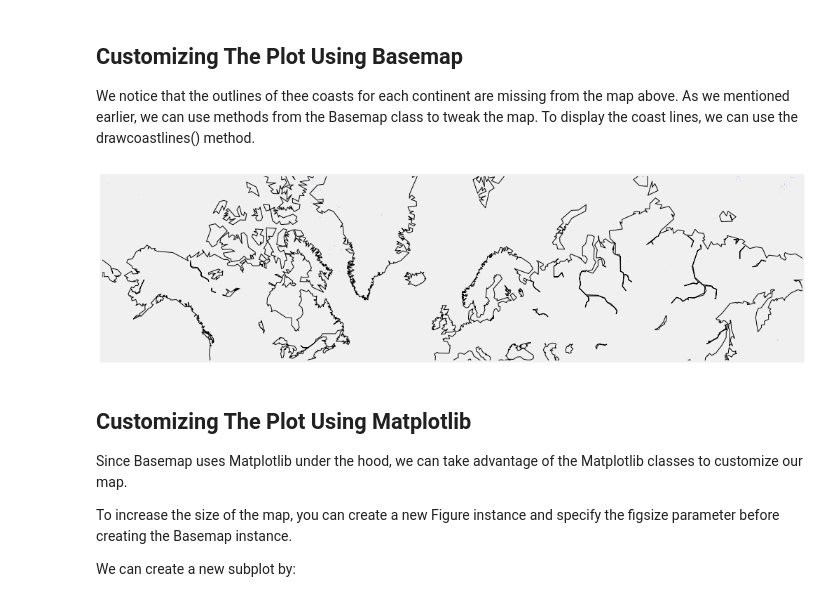
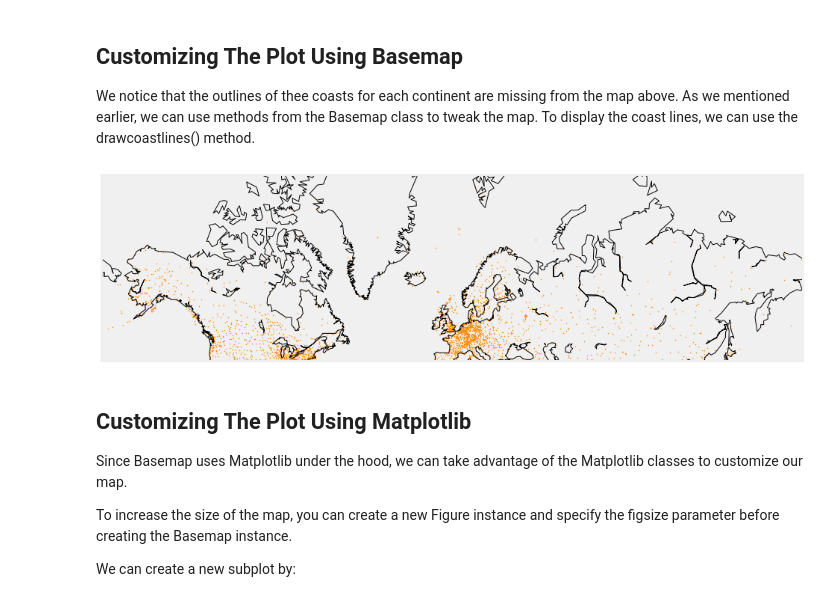
Before and after one commit to lemoinef/Visualizing-Geographic-Data, a Jupyter notebook: visualizing_geo_data.ipynb, the cells around one changed output. Cells and saved outputs as stored; diff of their text form; code cells hidden in the pictures.

```diff
--- a/visualizing_geo_data.ipynb
+++ b/visualizing_geo_data.ipynb
@@ -102,16 +102,17 @@ plt.show()
 ## Customizing The Plot Using Basemap
 We notice that the outlines of thee coasts for each continent are missing from the map above. As we mentioned earlier, we can use methods from the Basemap class to tweak the map. To display the coast lines, we can use the drawcoastlines() method.
 # %%
-plt.figure(figsize=(16,12))
+plt.figure(figsize=(15,20))
 m = Basemap(projection='merc', llcrnrlat=40.496044, urcrnrlat=80, llcrnrlon=-180, urcrnrlon=180)
 longitudes = airports["Longitude"].tolist()
 latitudes = airports["Latitude"].tolist()
-m.scatter(x, y, s=1)
+
+m.scatter(x, y, s=1, color = 'DarkOrange')
 x, y = m(longitudes, latitudes)
 m.drawcoastlines()
 plt.show()
 # %% [output]
-[figure, old version]
+[figure, new version]
 # %% [markdown]
 ## Customizing The Plot Using Matplotlib
 Since Basemap uses Matplotlib under the hood, we can take advantage of the Matplotlib classes to customize our map.
```
Also changed, not shown: parts of 1 cell of this notebook.
